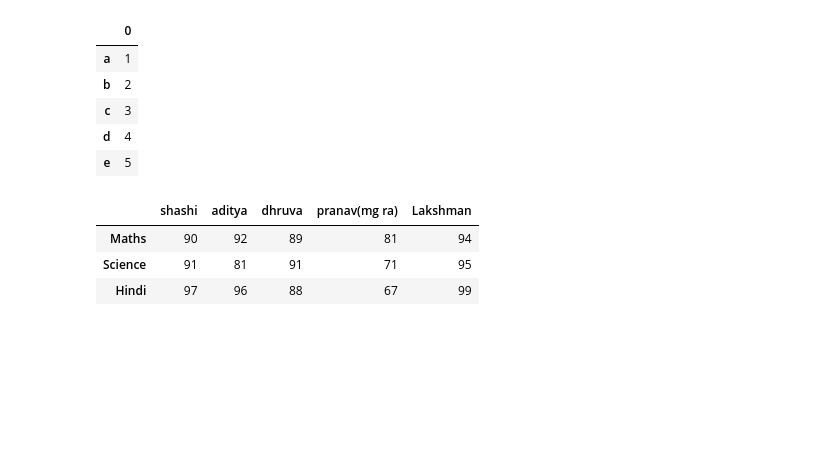
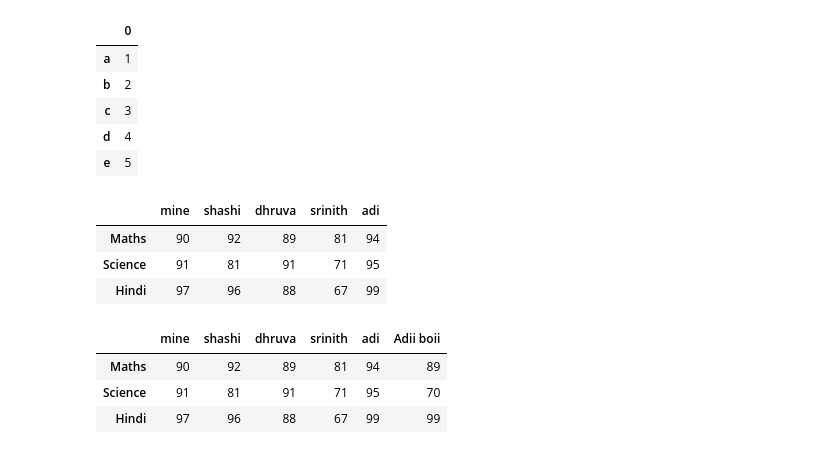
Before and after one commit to lakshman-reddy-sudo/Phoenixxx-Tv, a Jupyter notebook: eda2.ipynb, the cells around one changed output. Drawn from its saved outputs; the diff is of its cells as text; code cells hidden in the pictures; blank space fills up the shorter version.

```diff
--- a/eda2.ipynb
+++ b/eda2.ipynb
@@ -378,29 +379,28 @@ dFrame5
 | e | 5 |
 # %%
 marksSheet={
-'shashi': pd.Series([90, 91, 97],
-
+'mine': pd.Series([90, 91, 97],
 index=['Maths','Science','Hindi']),
-
-'aditya': pd.Series([92, 81, 96],
-
+'shashi': pd.Series([92, 81, 96],
 index=['Maths','Science','Hindi']),
-
 'dhruva': pd.Series([89, 91, 88],
-
 index=['Maths','Science','Hindi']),
-
-'pranav(mg ra)': pd.Series([81, 71, 67],
-
+'srinith': pd.Series([81, 71, 67],
 index=['Maths','Science','Hindi']),
-
-'Lakshman': pd.Series([94, 95, 99],
-
+'adi': pd.Series([94, 95, 99],
 index=['Maths','Science','Hindi'])}
 results = pd.DataFrame(marksSheet)
 results
 # %% [output]
-|  | shashi | aditya | dhruva | pranav(mg ra) | Lakshman |
+|  | mine | shashi | dhruva | srinith | adi |
 | Maths | 90 | 92 | 89 | 81 | 94 |
 | Science | 91 | 81 | 91 | 71 | 95 |
 | Hindi | 97 | 96 | 88 | 67 | 99 |
+# %%
+results['Adii boii'] = [89,70,99]
+results
+# %% [output]
+|  | mine | shashi | dhruva | srinith | adi | Adii boii |
+| Maths | 90 | 92 | 89 | 81 | 94 | 89 |
+| Science | 91 | 81 | 91 | 71 | 95 | 70 |
+| Hindi | 97 | 96 | 88 | 67 | 99 | 99 |
```
Also changed, not shown: parts of 8 cells of this notebook.
